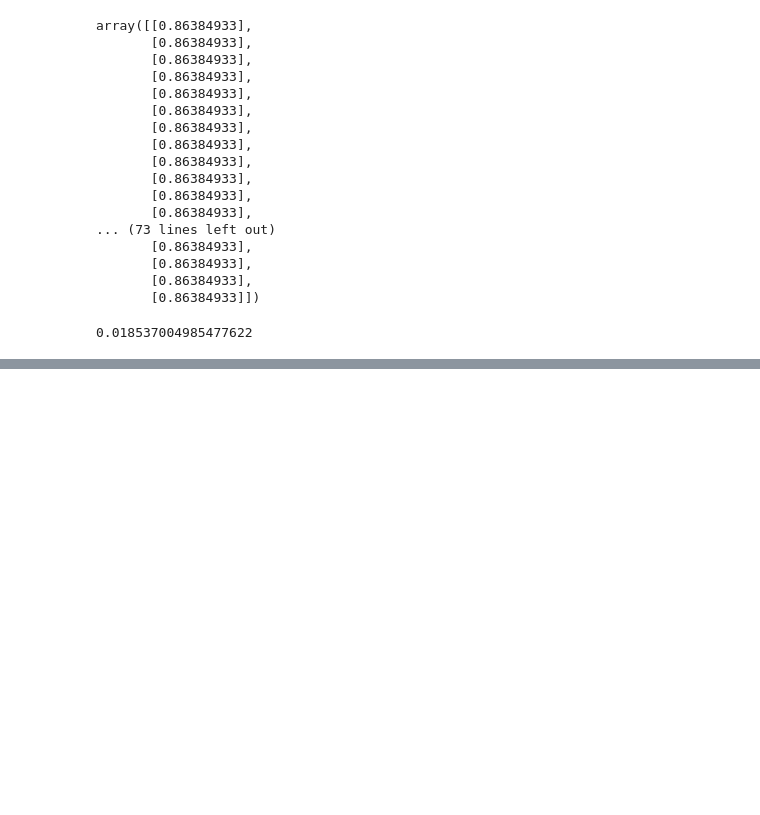
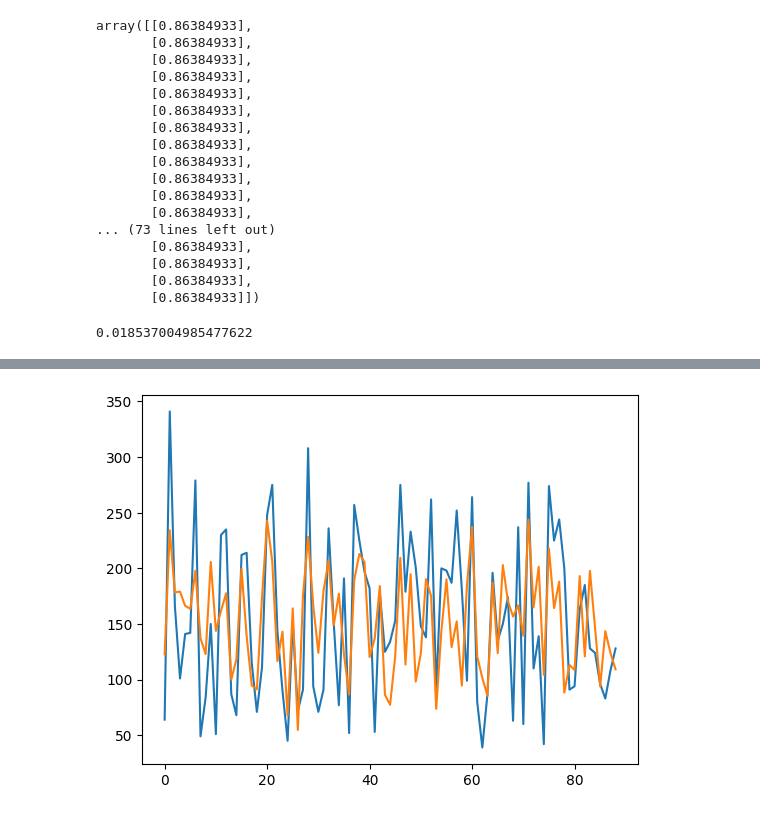
Before and after one commit to Nimitt-nim/MachineLearning, a Jupyter notebook: FeedForwardNeuralNetworks.ipynb, the cells around one changed output, grey strips where cells are left out. Saved outputs shown, nothing was run; the diff lists cells and outputs as text; code cells hidden in the pictures; blank space fills up the shorter version.

```diff
--- a/FeedForwardNeuralNetworks.ipynb
+++ b/FeedForwardNeuralNetworks.ipynb
@@ -208,0 +272,9 @@ mean_squared_error(activation_sigmoid(y_test),y_hat)
+# %%
+y_hat = model(X_test)
+# %%
+sr = np.arange(len(y_test))
+plt.plot(sr, np.array(y_test))
+plt.plot(sr,y_hat.detach().numpy())
+plt.show()
+# %% [output]
+[figure, added]
```
Also changed, not shown: parts of 3 cells of this notebook.
